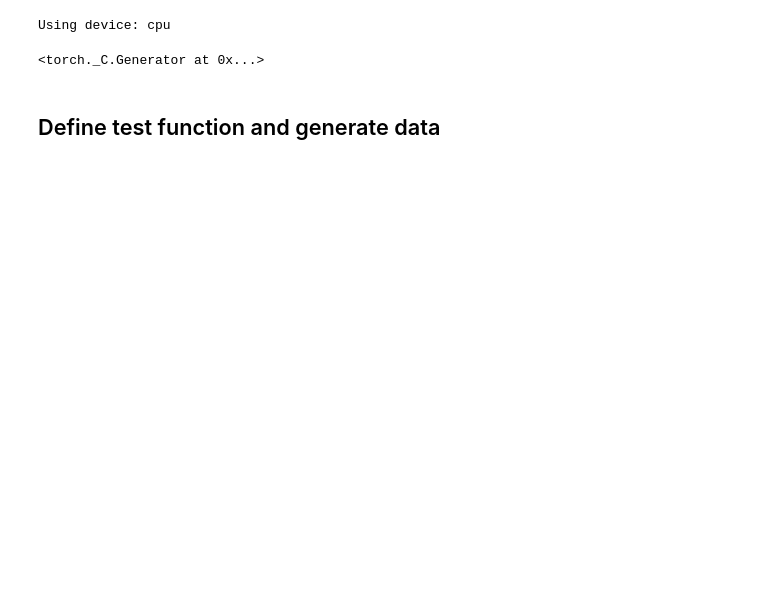
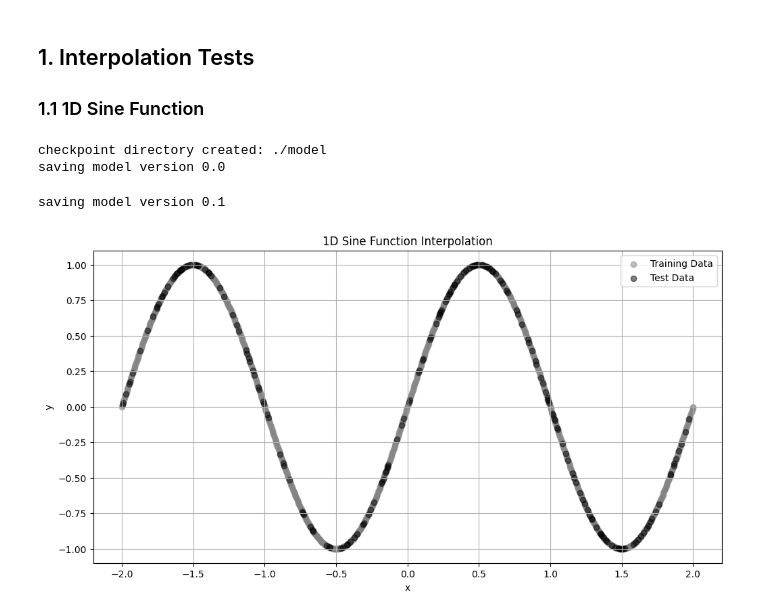
Before and after one commit to nicholaseruplarsen/KANs-timeseries, a Jupyter notebook: notebooks/KANs_simple_sin_approximation.ipynb, the cells around one changed output. Saved outputs shown, nothing was run; the diff lists cells and outputs as text; code cells hidden in the pictures; blank space fills up the shorter version.

```diff
--- a/notebooks/KANs_simple_sin_approximation.ipynb
+++ b/notebooks/KANs_simple_sin_approximation.ipynb
@@ -9,17 +17,11 @@ from tqdm import tqdm
 import matplotlib.pyplot as plt
 import numpy as np
 
-# Import both implementations
+# Import implementations
 from kan import KAN as PyKAN
 from efficient_kan import KAN as EfficientKAN
+from kan.MLP import MLP
 
 device = torch.device('cuda' if torch.cuda.is_available() else 'cpu')
-print(f"Using device: {device}")
-
-# Set random seed for reproducibility
 torch.manual_seed(42)
+np.random.seed(42)
-# %% [output]
-Using device: cpu
-<torch._C.Generator at 0x...>
-# %% [markdown]
-## Define test function and generate data
@@ -25,0 +91,57 @@ Using device: cpu
+# %% [markdown]
+## 1. Interpolation Tests
+
+### 1.1 1D Sine Function
+# %%
+# Generate 1D data
+def generate_1d_data(n_samples=1000):
+    x = torch.linspace(-2, 2, n_samples).reshape(-1, 1)
+    y = torch.sin(np.pi * x)
+
+    train_idx = torch.randperm(n_samples)[:int(0.8*n_samples)]
+    test_idx = torch.tensor(list(set(range(n_samples)) - set(train_idx.tolist())))
+
+    return {
+        'train_input': x[train_idx],
+        'train_label': y[train_idx],
+        'test_input': x[test_idx],
+        'test_label': y[test_idx]
+    }
+
+dataset = generate_1d_data(1000)
+
+# Train models
+grid_size = 10
+pykan_model = PyKAN([1,5,1], grid=grid_size, k=3, device=device)
+effkan_model = EfficientKAN([1,5,1], grid_size=grid_size, spline_order=3)
+mlp_model = MLP([1,5,1])
+
+pykan_results = pykan_model.fit(dataset)
+effkan_train_loss, effkan_test_loss = train_model(effkan_model, dataset)
+mlp_train_loss, mlp_test_loss = train_model(mlp_model, dataset)
+# %% [output]
+checkpoint directory created: ./model
+saving model version 0.0
+saving model version 0.1
+# %%
+# 1.1 1D Sine Function Visualization
+x_fine = torch.linspace(-2, 2, 200).reshape(-1, 1)
+with torch.no_grad():
+    pykan_preds = pykan_model(x_fine)
+    effkan_preds = effkan_model(x_fine)
+    mlp_preds = mlp_model(x_fine)
+    true_vals = torch.sin(np.pi * x_fine)
+
+plt.figure(figsize=(12, 6))
+plt.scatter(dataset['train_input'], dataset['train_label'],
+           color='gray', alpha=0.5, label='Training Data')
+plt.scatter(dataset['test_input'], dataset['test_label'],
+           color='black', alpha=0.5, label='Test Data')
+plt.title('1D Sine Function Interpolation')
+plt.xlabel('x')
+plt.ylabel('y')
+plt.legend()
+plt.grid(True)
+plt.show()
+# %% [output]
+[figure, added]
```
Also changed, not shown: parts of 24 cells of this notebook, 3 other files.
